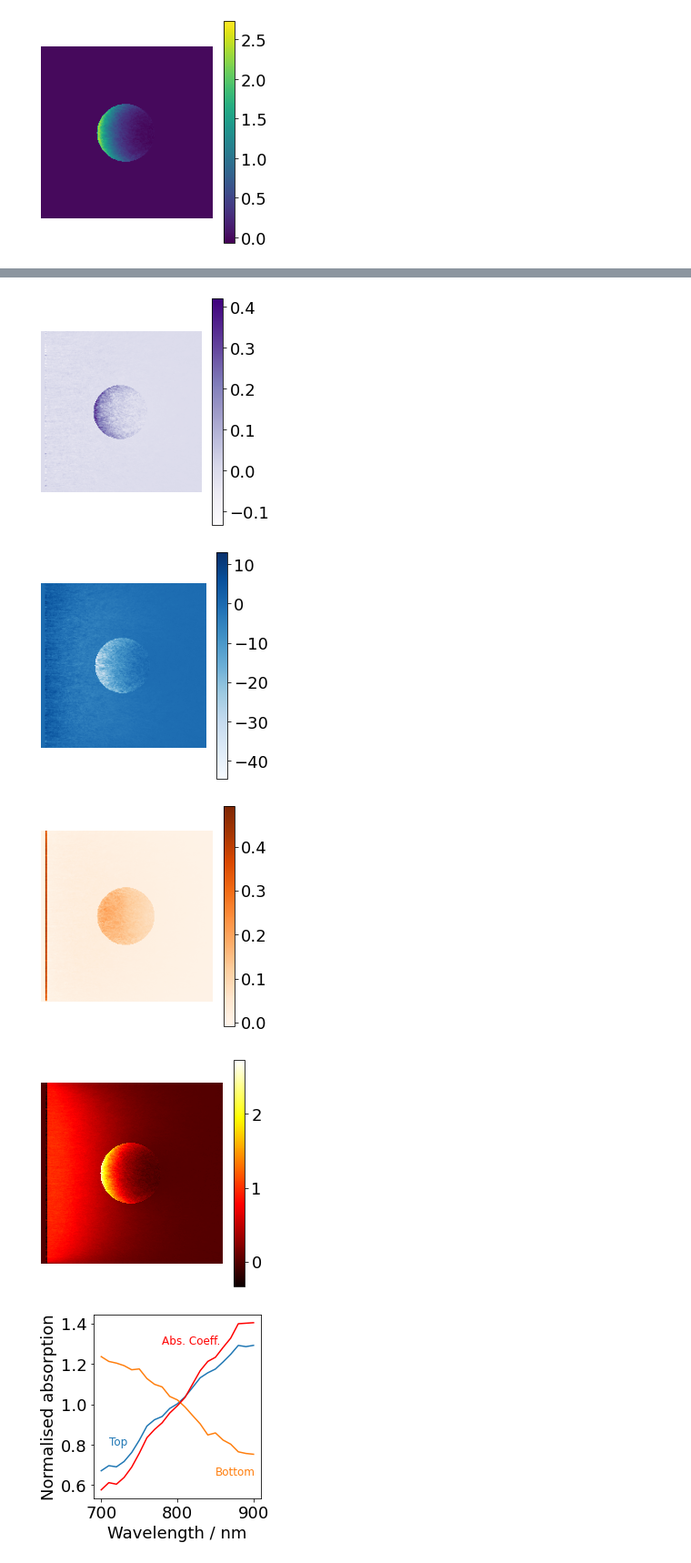
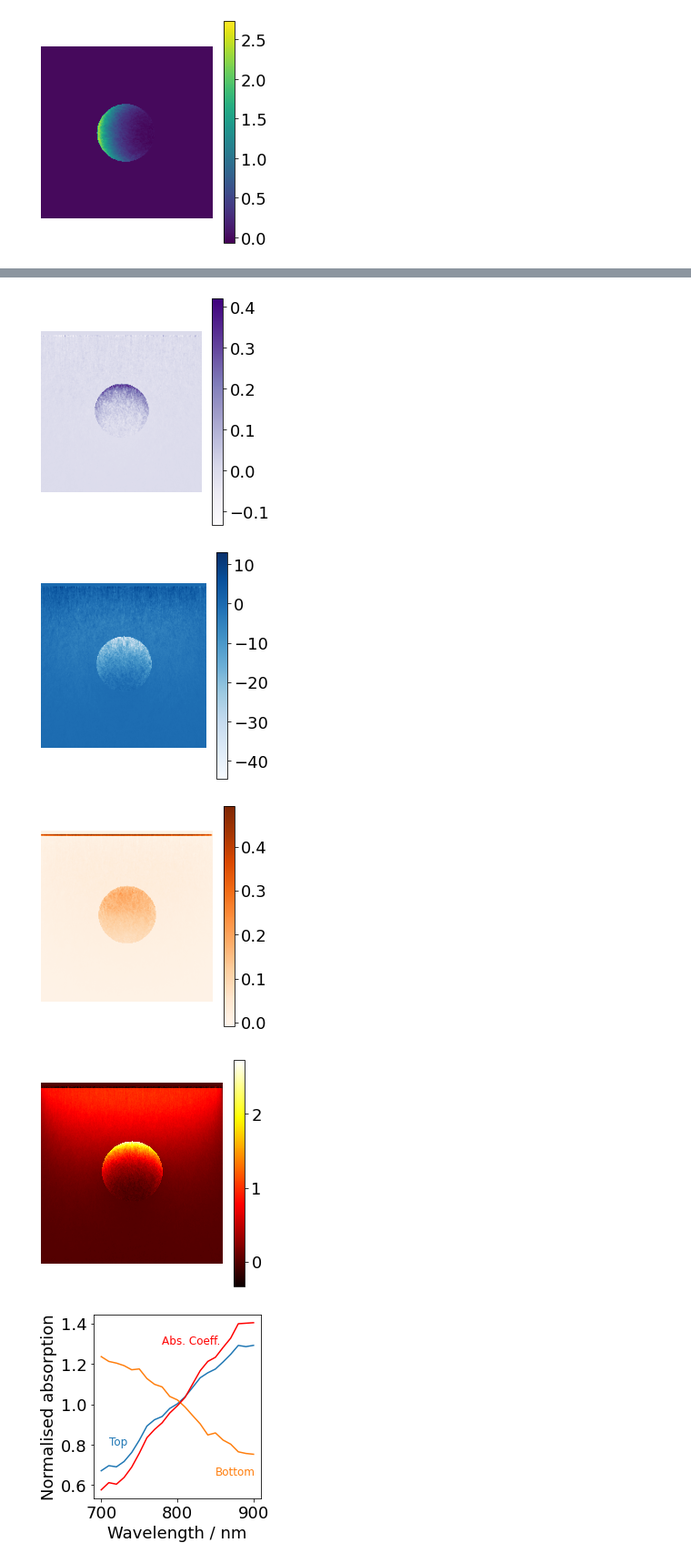
Before and after one commit to tomelse/SkinPhantomSimulations, a Jupyter notebook: Exp3/Vessel Depth Analysis.ipynb, the cells around one changed output, grey strips where cells are left out. Shown at 91% size. Saved outputs shown, nothing was run; the diff lists cells and outputs as text; code cells hidden in the pictures.

```diff
--- a/Exp3/Vessel Depth Analysis.ipynb
+++ b/Exp3/Vessel Depth Analysis.ipynb
@@ -183,42 +183,42 @@ plt.show()
 [figure]
 # %%
 # SO2
-plt.imshow(so2[n], cmap="YlOrRd", clim=(0.7,1.1))
+plt.imshow(so2[n].T, cmap="YlOrRd", clim=(0.7,1.1))
 plt.colorbar()
 plt.axis("off")
 plt.tight_layout()
 plt.savefig("../FiguresOutput/depth_so2_map.png")
 plt.show()
 # HbO2
-plt.imshow(unmixed[n][:, :, 1], cmap="Reds")
+plt.imshow(unmixed[n][:, :, 1].T, cmap="Reds")
 plt.colorbar()
 plt.axis("off")
 plt.tight_layout()
 plt.savefig("../FiguresOutput/depth_hbo2_map.png")
 plt.show()
 # Hb
-plt.imshow(unmixed[n][:, :, 0], cmap="Purples")
+plt.imshow(unmixed[n][:, :, 0].T, cmap="Purples")
 plt.colorbar()
 plt.axis("off")
 plt.tight_layout()
 plt.savefig("../FiguresOutput/depth_hb_map.png")
 plt.show()
 # Water
-plt.imshow(unmixed[n][:, :, 2], cmap="Blues")
+plt.imshow(unmixed[n][:, :, 2].T, cmap="Blues")
 plt.colorbar()
 plt.axis("off")
 plt.tight_layout()
 plt.savefig("../FiguresOutput/depth_h2o_map.png")
 plt.show()
 # Melanin
-plt.imshow(unmixed[n][:, :, 3], cmap="Oranges")
+plt.imshow(unmixed[n][:, :, 3].T, cmap="Oranges")
 plt.colorbar()
 plt.axis("off")
 plt.tight_layout()
 plt.savefig("../FiguresOutput/depth_mel_png")
 plt.show()
 # THb
-plt.imshow(THb[n], cmap="hot")
+plt.imshow(THb[n].T, cmap="hot")
 plt.colorbar()
 plt.axis("off")
 plt.tight_layout()
@@ -230,7 +230,7 @@ plt.show()
-[figure, old version]
+[figure, new version]
-[figure, old version]
+[figure, new version]
-[figure, old version]
+[figure, new version]
-[figure, old version]
+[figure, new version]
 # %%
 z_slices = [24, 89]
 labels = ["Top of vessel"] + ["Bottom of vessel"] * (len(z_slices)-1)
```
Also changed, not shown: parts of 2 cells of this notebook, 8 other files.
